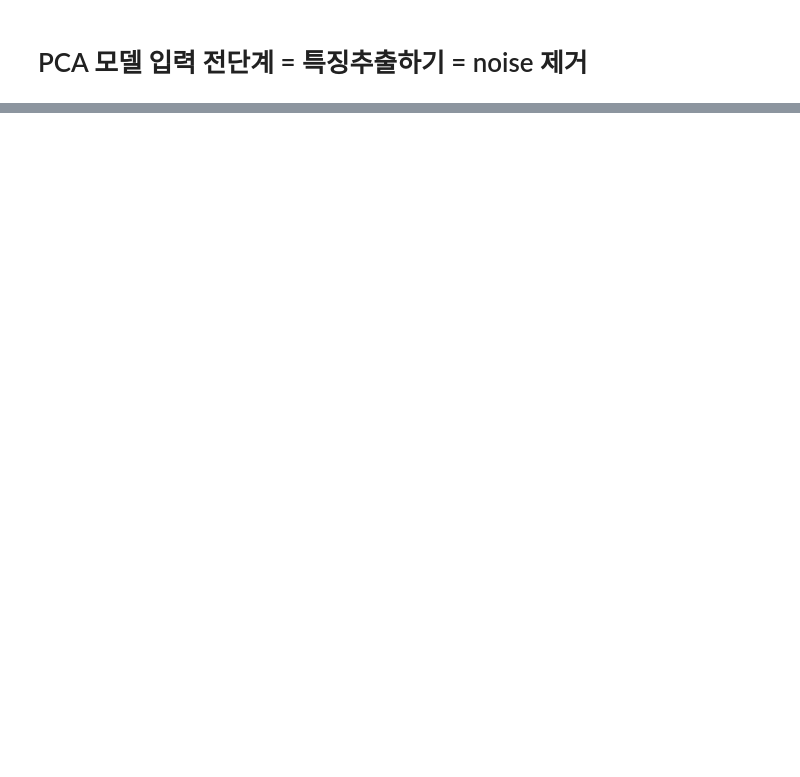
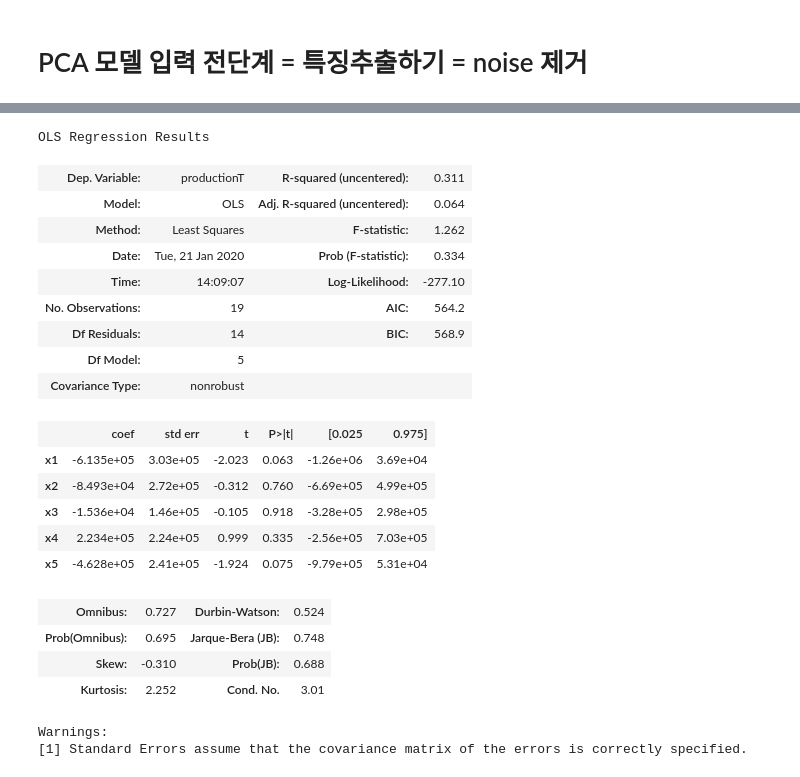
Before and after one commit to Joonyeong97/Jeju_Analysis_Project, a Jupyter notebook: 생산량 예측 변수 dataset.ipynb, the cells around one changed output, grey strips where cells are left out. Saved outputs shown, nothing was run; the diff lists cells and outputs as text; code cells hidden in the pictures; blank space fills up the shorter version.

```diff
--- a/생산량 예측 변수 dataset.ipynb
+++ b/생산량 예측 변수 dataset.ipynb
@@ -338,0 +351,36 @@ lg.score(X_test, y_test)
+# %%
+from sklearn.model_selection import train_test_split
+X_train, X_test, y_train, y_test = train_test_split(robust_X, y, random_state=0)
+
+
+
+import statsmodels.api as sm
+result = sm.OLS(y_train, X_train).fit()
+result.summary()
+
+
+# R-squared => 설명력 : 회귀제곱합/ 총오차제곱합 0.001  =>0.021
+# Adj. R-squared 모델을 통해 수정된 값을 쓴다 -0.054  robust 정규분포로 =>-0.034
+# %% [output]
+OLS Regression Results
+| Dep. Variable: | productionT | R-squared (uncentered): | 0.311 |
+| Model: | OLS | Adj. R-squared (uncentered): | 0.064 |
+| Method: | Least Squares | F-statistic: | 1.262 |
+| Date: | Tue, 21 Jan 2020 | Prob (F-statistic): | 0.334 |
+| Time: | 14:09:07 | Log-Likelihood: | -277.10 |
+| No. Observations: | 19 | AIC: | 564.2 |
+| Df Residuals: | 14 | BIC: | 568.9 |
+| Df Model: | 5 |  |  |
+| Covariance Type: | nonrobust |  |  |
+|  | coef | std err | t | P>|t| | [0.025 | 0.975] |
+| x1 | -6.135e+05 | 3.03e+05 | -2.023 | 0.063 | -1.26e+06 | 3.69e+04 |
+| x2 | -8.493e+04 | 2.72e+05 | -0.312 | 0.760 | -6.69e+05 | 4.99e+05 |
+| x3 | -1.536e+04 | 1.46e+05 | -0.105 | 0.918 | -3.28e+05 | 2.98e+05 |
+| x4 | 2.234e+05 | 2.24e+05 | 0.999 | 0.335 | -2.56e+05 | 7.03e+05 |
+| x5 | -4.628e+05 | 2.41e+05 | -1.924 | 0.075 | -9.79e+05 | 5.31e+04 |
+| Omnibus: | 0.727 | Durbin-Watson: | 0.524 |
+| Prob(Omnibus): | 0.695 | Jarque-Bera (JB): | 0.748 |
+| Skew: | -0.310 | Prob(JB): | 0.688 |
+| Kurtosis: | 2.252 | Cond. No. | 3.01 |
+Warnings:
+[1] Standard Errors assume that the covariance matrix of the errors is correctly specified.
```
Also changed, not shown: parts of 16 cells of this notebook.
